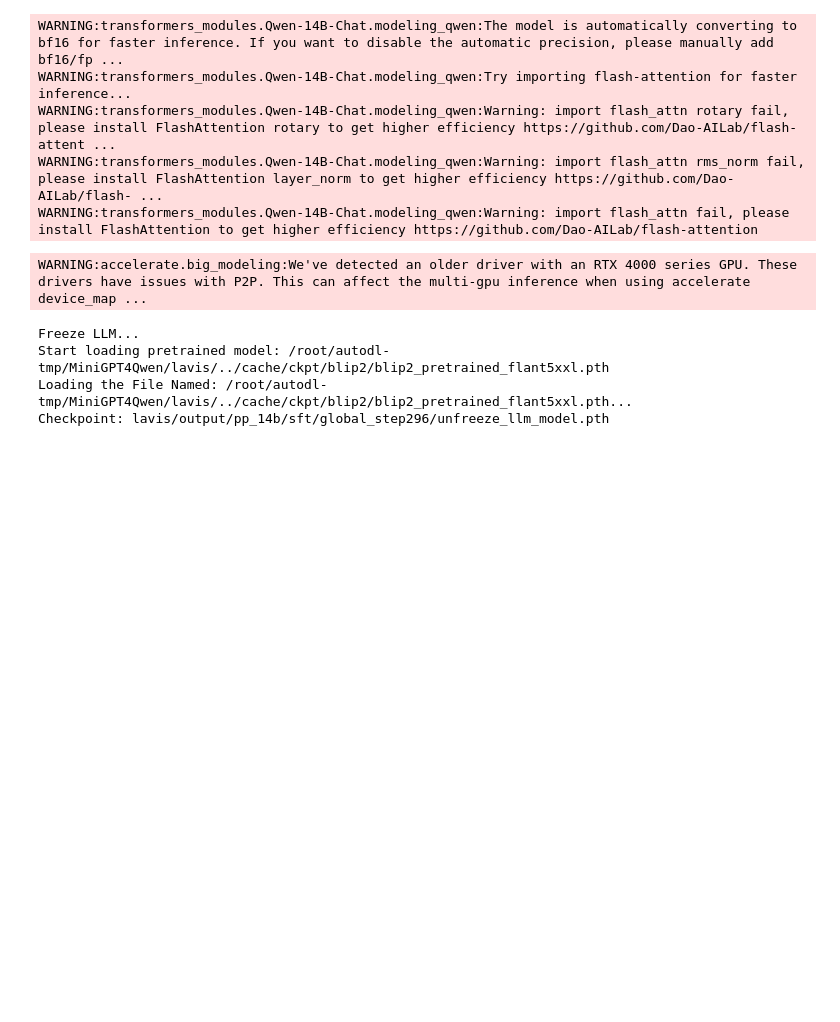
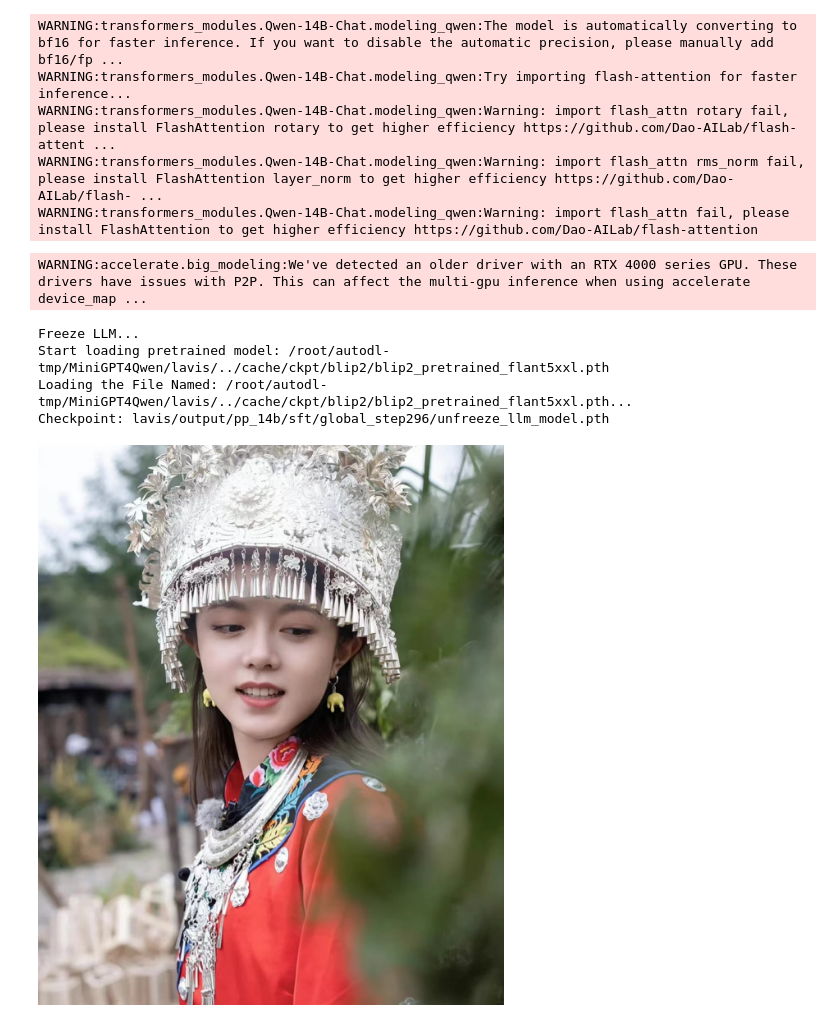
Before and after one commit to Coobiw/MPP-LLaVA, a Jupyter notebook: automap_inference.ipynb, the cells around one changed output. Saved outputs shown, nothing was run; the diff lists cells and outputs as text; code cells hidden in the pictures; blank space fills up the shorter version.

```diff
--- a/automap_inference.ipynb
+++ b/automap_inference.ipynb
@@ -52,10 +52,14 @@ Checkpoint: lavis/output/pp_14b/sft/global_step296/unfreeze_llm_model.pth
 # %%
 image_path = "./examples/zjm.jpg"
 image = Image.open(image_path).convert("RGB")
 
 query = "<Img><ImageHere></Img> 用简短一句话描述这幅图片"
 
 image_tensor = vis_processors['eval'](image).unsqueeze(dim=0).cuda()
+
+image
+# %% [output]
+[figure, added]
 # %%
 history, response = [], ''
 with torch.cuda.amp.autocast(enabled=True,dtype=torch.bfloat16):
```
Also changed, not shown: parts of 1 cell of this notebook, 5 other files.
